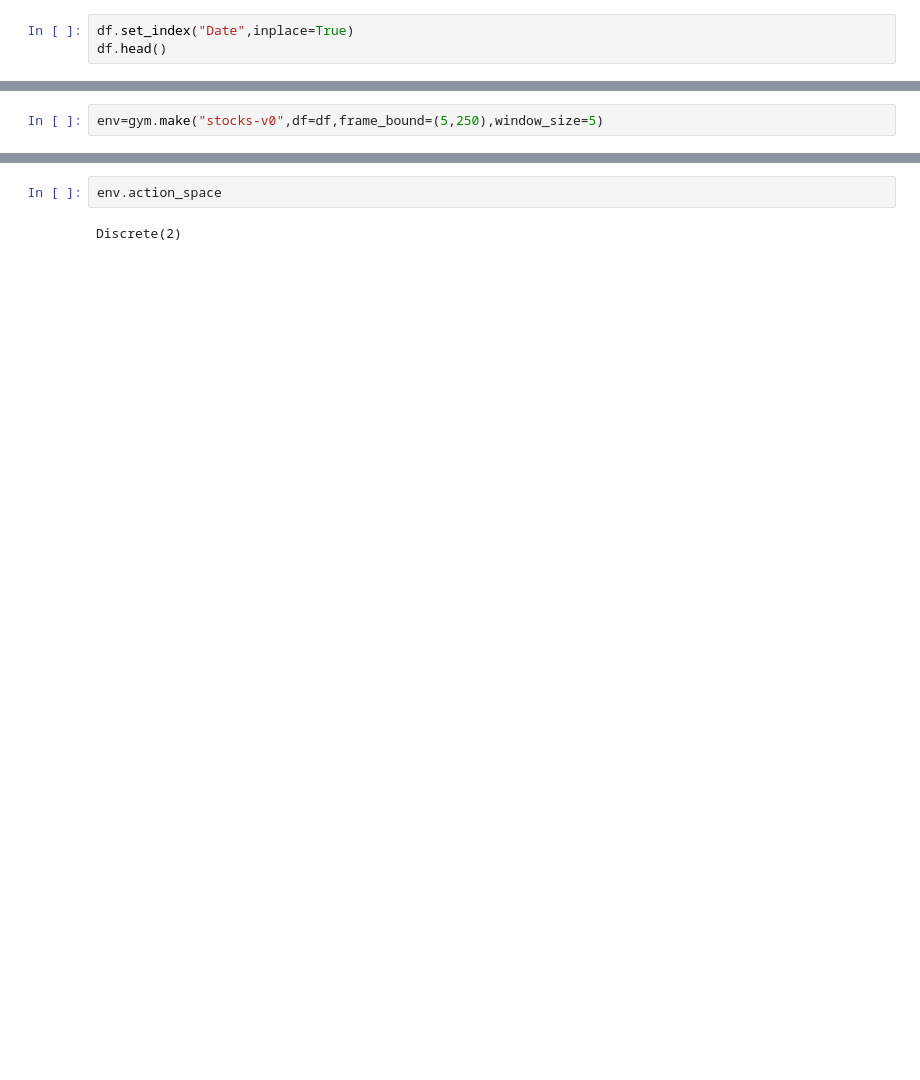
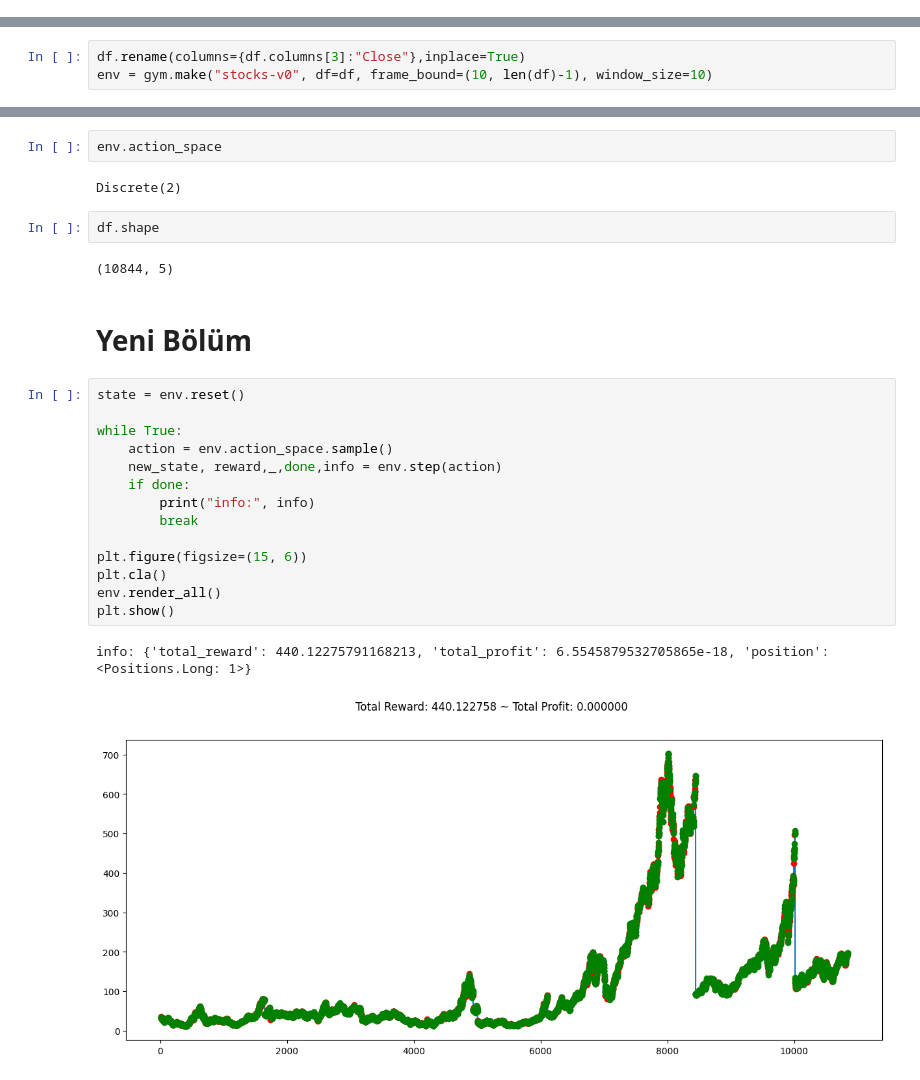
Before and after one commit to tekgulburak/Stock-Trading-Gym-Apple-Data-, a Jupyter notebook: Stock_Trading_Gym_Apple_Data.ipynb, the cells around one changed output, grey strips where cells are left out. Saved outputs shown, nothing was run; the diff lists cells and outputs as text; blank space fills up the shorter version.

```diff
--- a/Stock_Trading_Gym_Apple_Data.ipynb
+++ b/Stock_Trading_Gym_Apple_Data.ipynb
@@ -141,3 +155,0 @@ df.head()
-# %%
-df.set_index("Date",inplace=True)
-df.head()
@@ -152,5 +160,6 @@ df.head()
 # %%
-env=gym.make("stocks-v0",df=df,frame_bound=(5,250),window_size=5)
+df.rename(columns={df.columns[3]:"Close"},inplace=True)
+env = gym.make("stocks-v0", df=df, frame_bound=(10, len(df)-1), window_size=10)
 # %%
 env.signal_features
 # %% [output]
@@ -179,3 +178,26 @@ env.signal_features.shape
 env.action_space
 # %% [output]
 Discrete(2)
+# %%
+df.shape
+# %% [output]
+(10844, 5)
+# %% [markdown]
+# Yeni Bölüm
+# %%
+state = env.reset()
+
+while True:
+    action = env.action_space.sample()
+    new_state, reward,_,done,info = env.step(action)
+    if done:
+        print("info:", info)
+        break
+
+plt.figure(figsize=(15, 6))
+plt.cla()
+env.render_all()
+plt.show()
+# %% [output]
+info: {'total_reward': 440.12275791168213, 'total_profit': 6.5545879532705865e-18, 'position': <Positions.Long: 1>}
+[figure, added]
```
Also changed, not shown: parts of 29 cells of this notebook.
